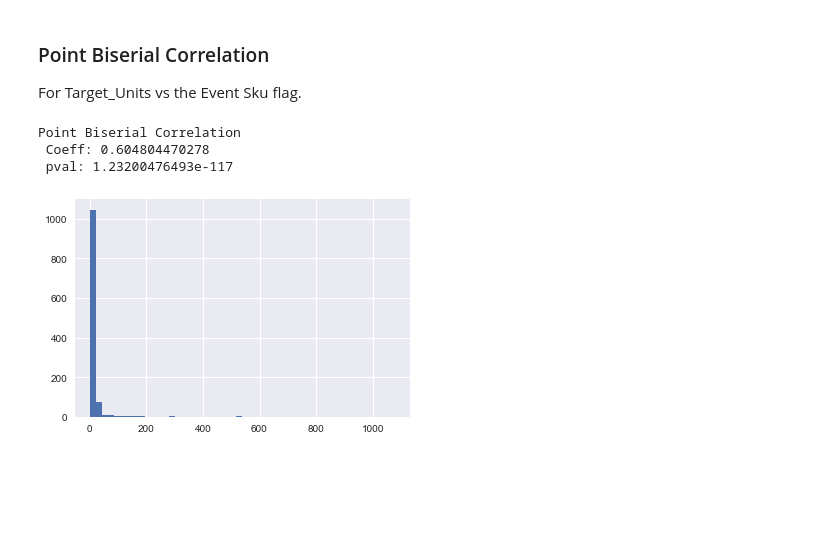
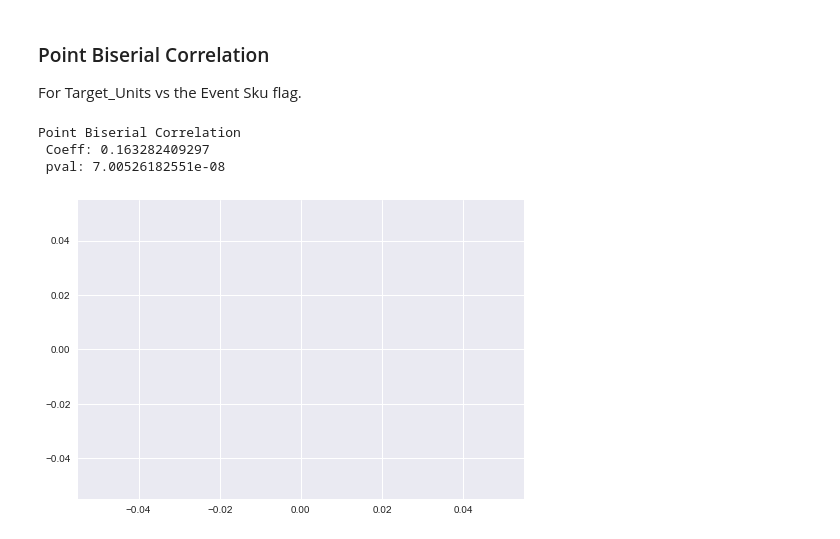
Before and after one commit to FloobtheGreat/IPy_Notebooks, a Jupyter notebook: Analyses/Inventory_Forecasting.ipynb, the cells around one changed output. Drawn from its saved outputs; the diff is of its cells as text; code cells hidden in the pictures; blank space fills up the shorter version.

```diff
--- a/Analyses/Inventory_Forecasting.ipynb
+++ b/Analyses/Inventory_Forecasting.ipynb
@@ -113,14 +131,14 @@ base.describe()
 ### Point Biserial Correlation
 For Target_Units vs the Event Sku flag.
 # %%
-corr, pval = stats.pointbiserialr(base['EVENT_SKU'], base['TARGET_UNITS'])
+corr, pval = stats.pointbiserialr(base['HOL14DAYPRE'], base['TARGET_UNITS'])
 print('Point Biserial Correlation \n Coeff: ' + str(corr) + '\n pval: ' + str(pval))
 # %% [output]
 Point Biserial Correlation
- Coeff: 0.604804470278
- pval: 1.23200476493e-117
+ Coeff: 0.163282409297
+ pval: 7.00526182551e-08
 # %%
-plt.hist(base['TARGET_UNITS'], bins=50)
+plt.plot(x=base['HOL14DAYPRE'], y=base['TARGET_UNITS'])
 plt.show()
 # %% [output]
-[figure, old version]
+[figure, new version]
```
Also changed, not shown: parts of 7 cells of this notebook, 1 other file.
